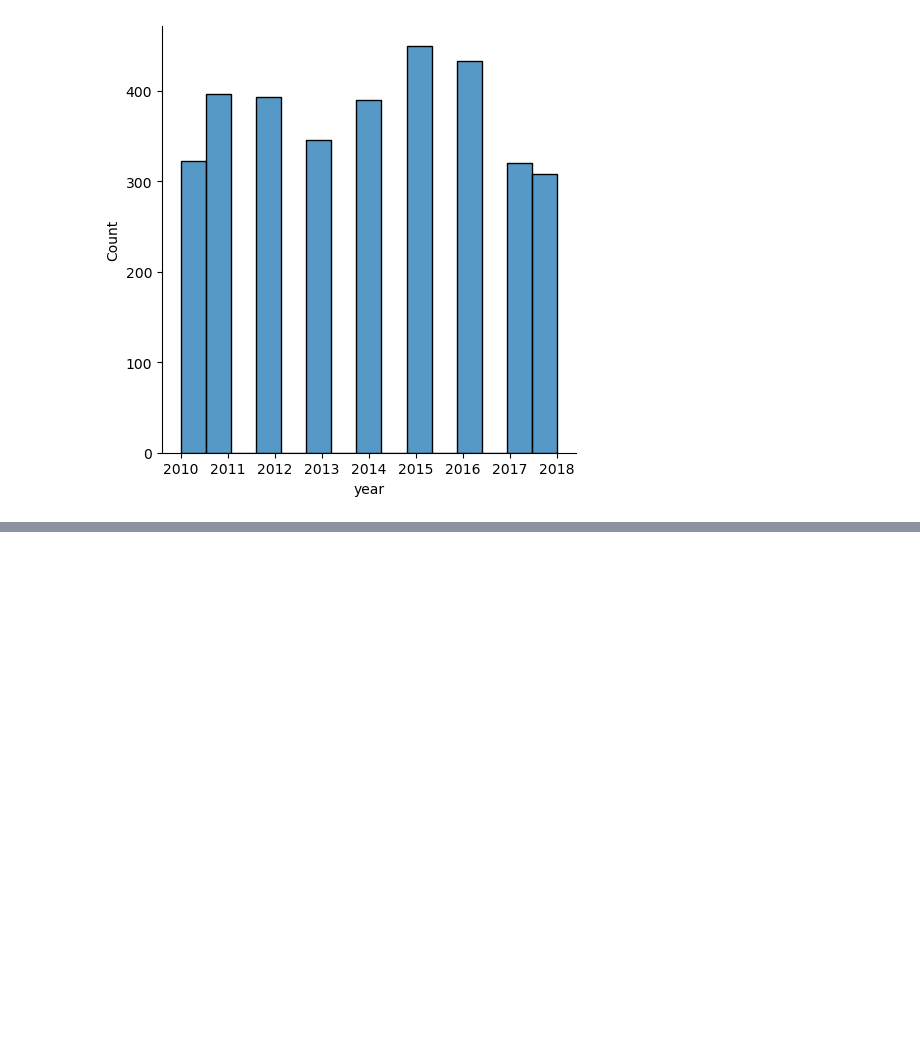
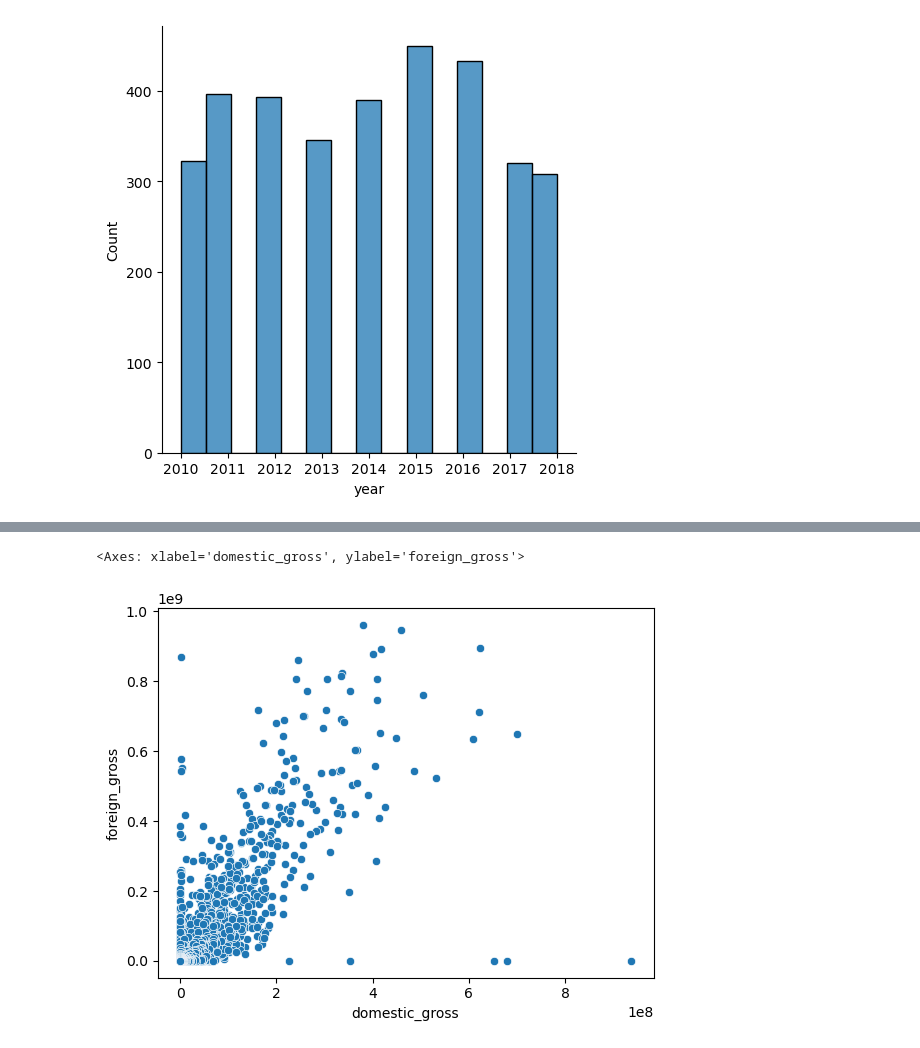
Before and after one commit to gkipkirui1/DSC_PT08P2_Phase_2_Project_Grp_1_Final, a Jupyter notebook: Index.ipynb, the cells around one changed output, grey strips where cells are left out. Drawn from its saved outputs; the diff is of its cells as text; code cells hidden in the pictures; blank space fills up the shorter version.

```diff
--- a/Index.ipynb
+++ b/Index.ipynb
@@ -747,0 +786,8 @@ sns.displot(data = cleaned_movie_gross, x="year")
+# %%
+# Using Scatter plot to check lineality of domestic_gross and foreign_gross revenues
+X = cleaned_movie_gross["domestic_gross"]
+Y = cleaned_movie_gross["foreign_gross"]
+sns.scatterplot(x=X,y=Y)
+# %% [output]
+<Axes: xlabel='domestic_gross', ylabel='foreign_gross'>
+[figure, added]
```
Also changed, not shown: parts of 14 cells of this notebook, 3 other files.
